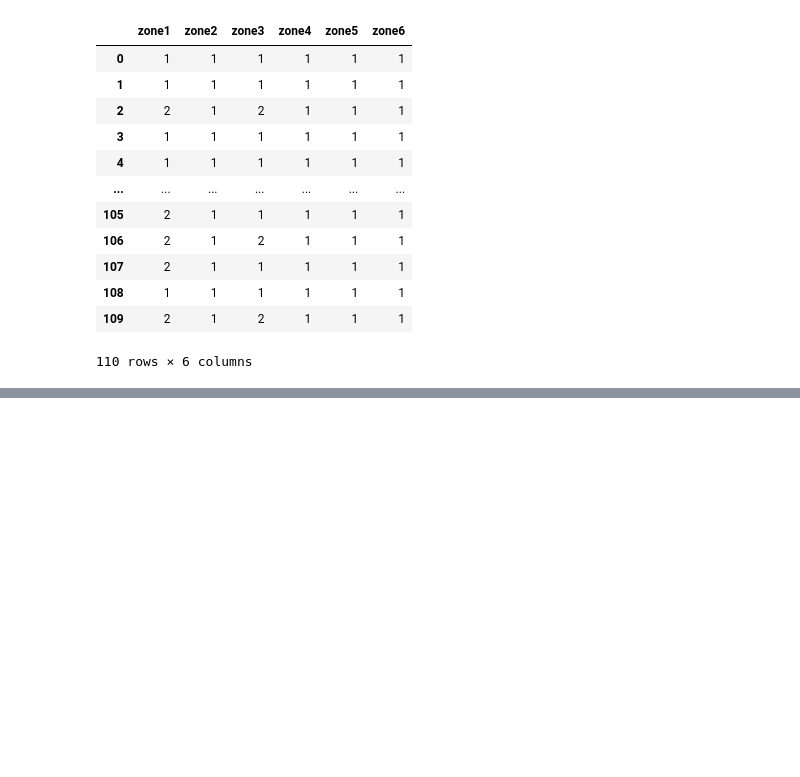
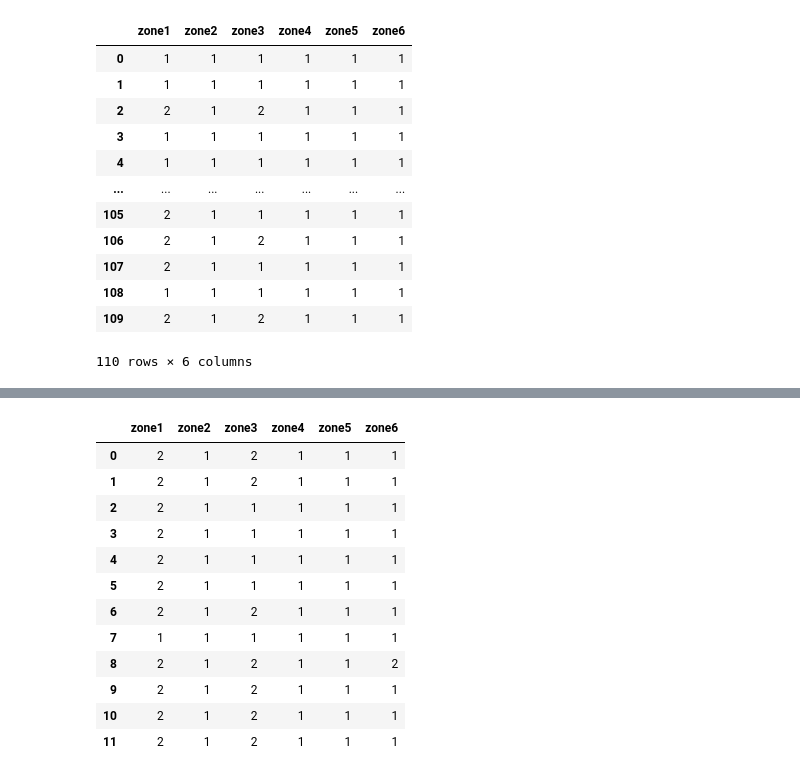
Before and after one commit to KishanRathod17/Climate-Data-Modelling, a Jupyter notebook: Codes/K Means.ipynb, the cells around one changed output, grey strips where cells are left out. Cells and saved outputs as stored; diff of their text form; code cells hidden in the pictures; blank space fills up the shorter version.

```diff
--- a/Codes/K Means.ipynb
+++ b/Codes/K Means.ipynb
@@ -122,0 +280,17 @@ plt.plot(k_rng,sse)
+# %%
+predict_category=pd.read_csv(r"C:\Users\ratho\Desktop\Software Group Project - III\Climate Data Modelling\Our Work\Rain Category 2011-2022.csv",index_col=0)
+predict_category
+# %% [output]
+|  | zone1 | zone2 | zone3 | zone4 | zone5 | zone6 |
+| 0 | 2 | 1 | 2 | 1 | 1 | 1 |
+| 1 | 2 | 1 | 2 | 1 | 1 | 1 |
+| 2 | 2 | 1 | 1 | 1 | 1 | 1 |
+| 3 | 2 | 1 | 1 | 1 | 1 | 1 |
+| 4 | 2 | 1 | 1 | 1 | 1 | 1 |
+| 5 | 2 | 1 | 1 | 1 | 1 | 1 |
+| 6 | 2 | 1 | 2 | 1 | 1 | 1 |
+| 7 | 1 | 1 | 1 | 1 | 1 | 1 |
+| 8 | 2 | 1 | 2 | 1 | 1 | 2 |
+| 9 | 2 | 1 | 2 | 1 | 1 | 1 |
+| 10 | 2 | 1 | 2 | 1 | 1 | 1 |
+| 11 | 2 | 1 | 2 | 1 | 1 | 1 |
```
Also changed, not shown: parts of 19 cells of this notebook.
